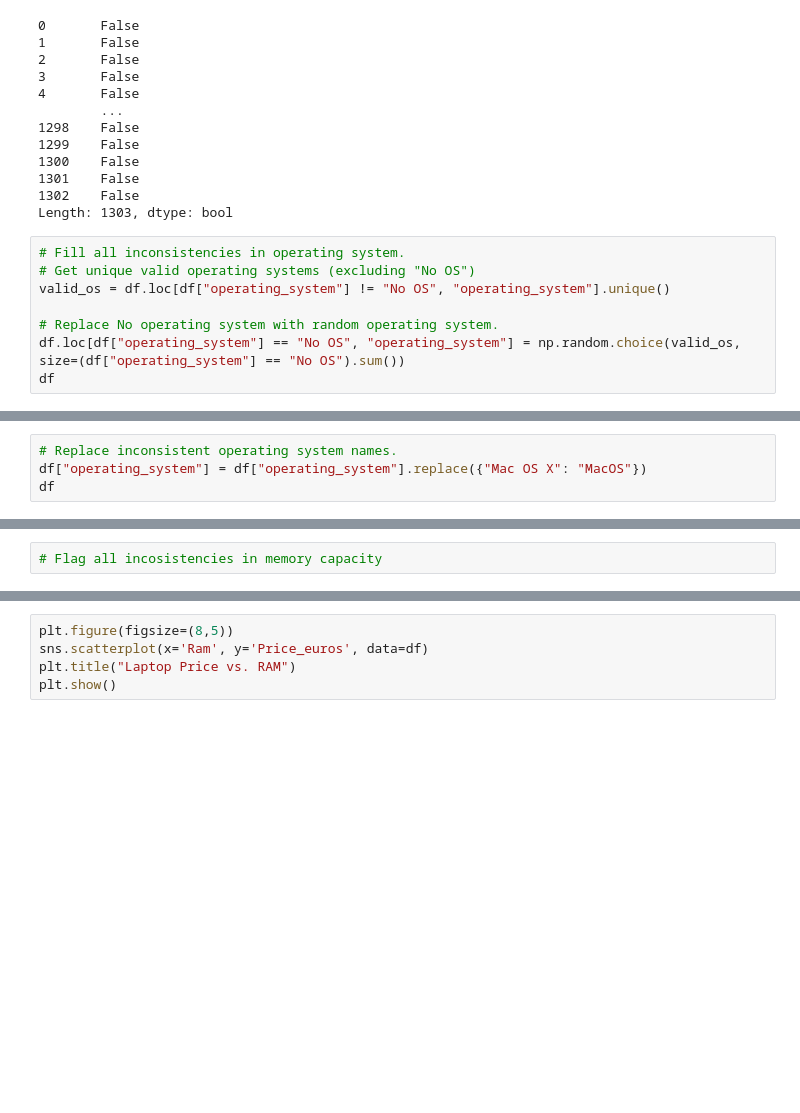
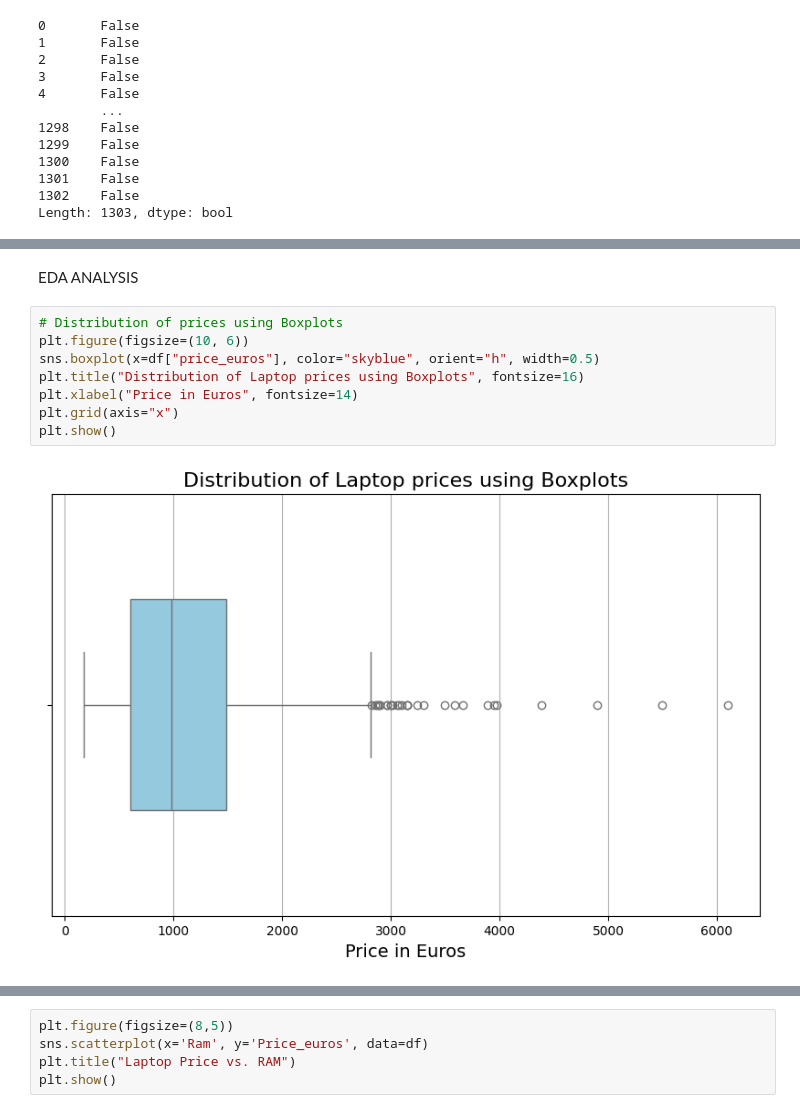
Before and after one commit to scientistEgong/Laptop-Price-Prediction-Model, a Jupyter notebook: Project_Files/Notebook_Files/Exploratory_Data_Analysis/Exploratory_Data_Analysis.ipynb.ipynb, the cells around one changed output, grey strips where cells are left out. Drawn from its saved outputs; the diff is of its cells as text; blank space fills up the shorter version.

Commit message:
Updated Exploratory Data Analysis ipynb file.

```diff
--- a/Project_Files/Notebook_Files/Exploratory_Data_Analysis/Exploratory_Data_Analysis.ipynb.ipynb
+++ b/Project_Files/Notebook_Files/Exploratory_Data_Analysis/Exploratory_Data_Analysis.ipynb.ipynb
@@ -151,11 +151,3 @@ df.duplicated()
 1301    False
 1302    False
 Length: 1303, dtype: bool
-# %%
-# Fill all inconsistencies in operating system.
-# Get unique valid operating systems (excluding "No OS")
-valid_os = df.loc[df["operating_system"] != "No OS", "operating_system"].unique()
-
-# Replace No operating system with random operating system.
-df.loc[df["operating_system"] == "No OS", "operating_system"] = np.random.choice(valid_os, size=(df["operating_system"] == "No OS").sum())
-df
@@ -176,4 +153,0 @@ df
-# %%
-# Replace inconsistent operating system names.
-df["operating_system"] = df["operating_system"].replace({"Mac OS X": "MacOS"})
-df
@@ -194,2 +154,12 @@ df
+# %% [markdown]
+EDA ANALYSIS
 # %%
-# Flag all incosistencies in memory capacity
+# Distribution of prices using Boxplots
+plt.figure(figsize=(10, 6))
+sns.boxplot(x=df["price_euros"], color="skyblue", orient="h", width=0.5)
+plt.title("Distribution of Laptop prices using Boxplots", fontsize=16)
+plt.xlabel("Price in Euros", fontsize=14)
+plt.grid(axis="x")
+plt.show()
+# %% [output]
+[figure, added]
```
Also changed, not shown: parts of 9 cells of this notebook.
